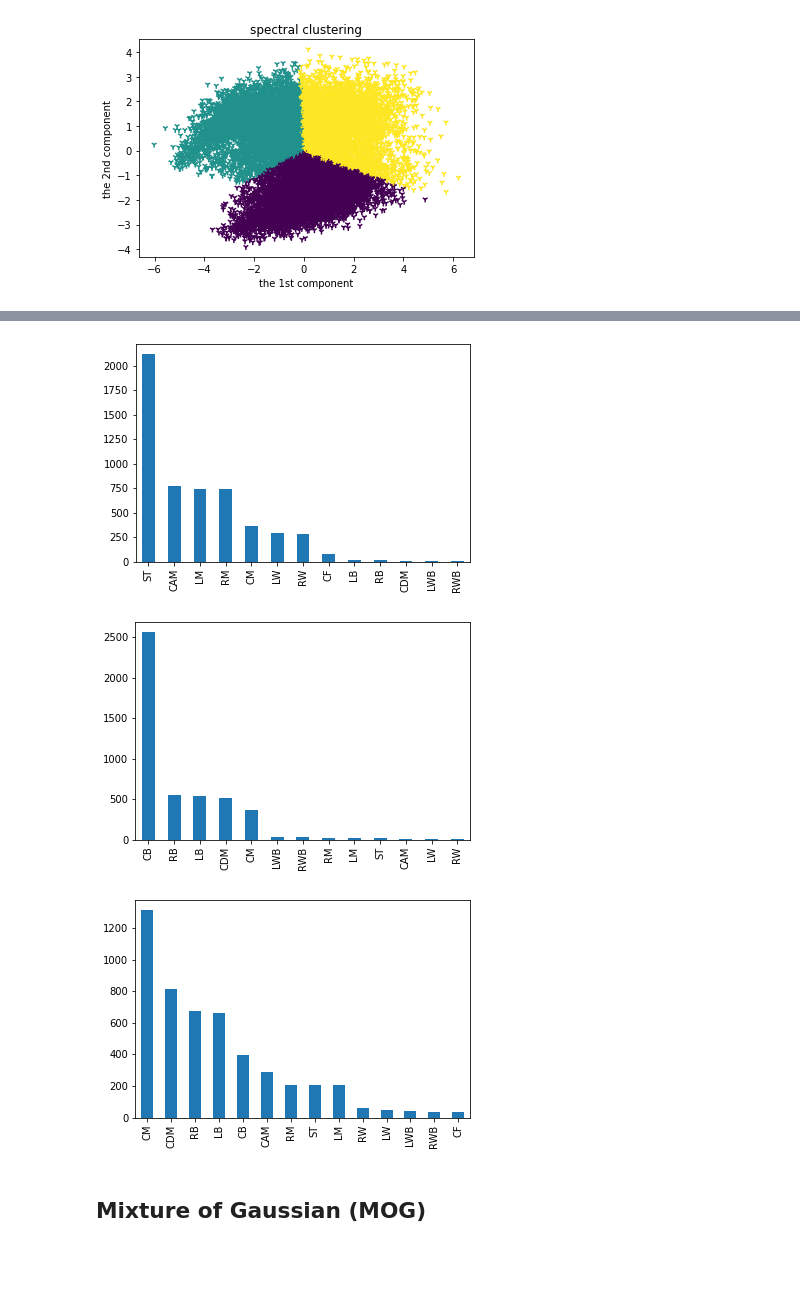
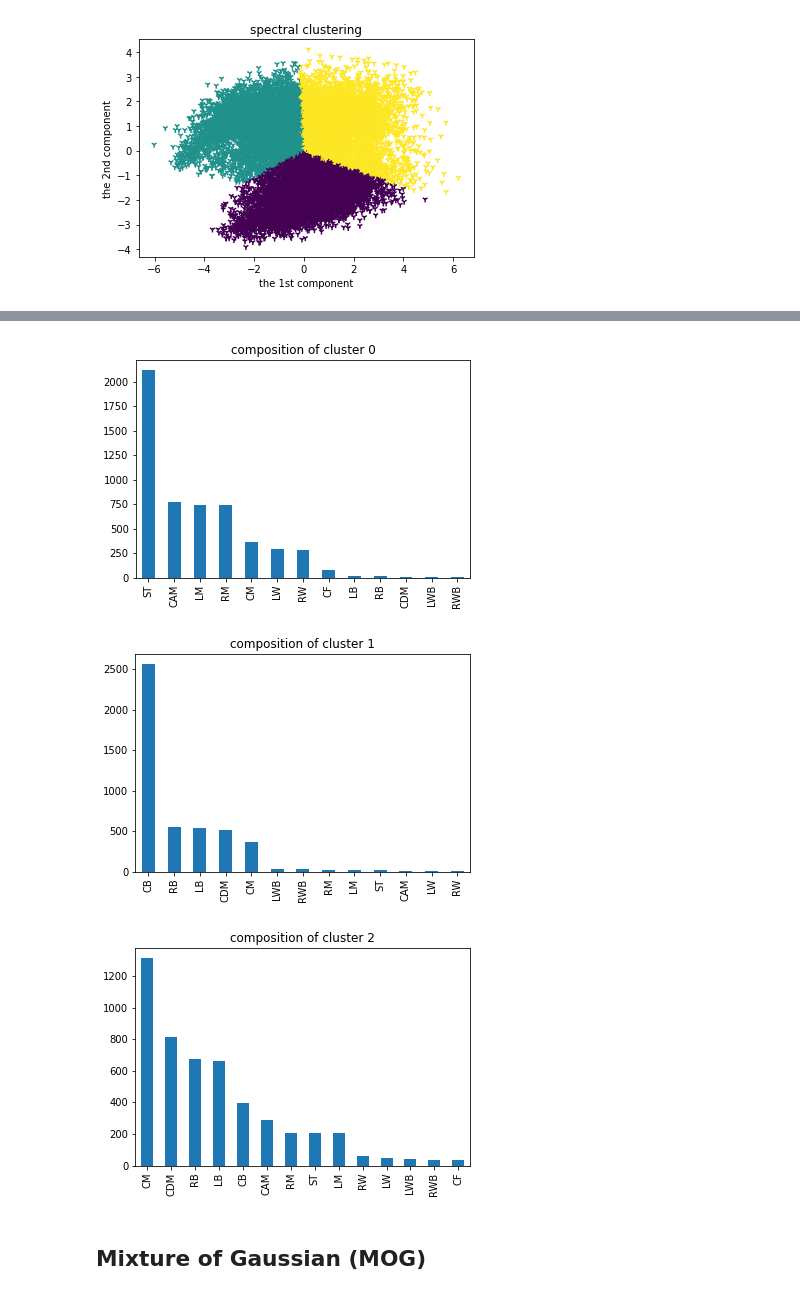
Before and after one commit to Hrann/118b-hsr, a Jupyter notebook: 118B Final Project.ipynb, the cells around one changed output, grey strips where cells are left out. Saved outputs shown, nothing was run; the diff lists cells and outputs as text; code cells hidden in the pictures; blank space fills up the shorter version.

```diff
--- a/118B Final Project.ipynb
+++ b/118B Final Project.ipynb
@@ -563,13 +569,15 @@ plt.show()
 # %%
+# inspect the composition of each cluster
 for i in range(3):
     cluster_idx = [idx for idx, element in enumerate(spctclstr_sem_np) if spctclstr_sem_np[idx] == i]
     label = [df_cleaned['player_positions'].iloc[i] for i in cluster_idx]
     pd.Series(label).value_counts().plot.bar()
+    plt.title('composition of cluster ' + str(i))
     plt.show()
 # %% [output]
-[figure, old version]
+[figure, new version]
-[figure, old version]
+[figure, new version]
-[figure, old version]
+[figure, new version]
 # %% [markdown]
 ## Mixture of Gaussian (MOG)
 # %% [markdown]
```
Also changed, not shown: parts of 4 cells of this notebook.
